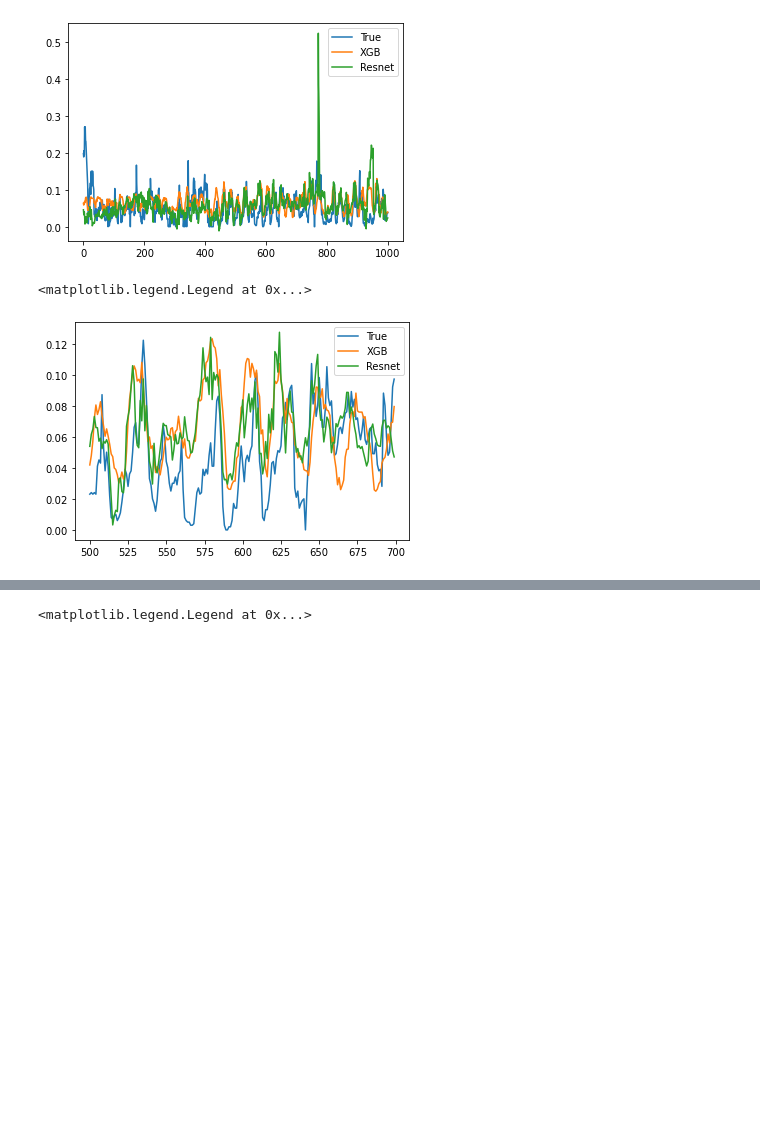
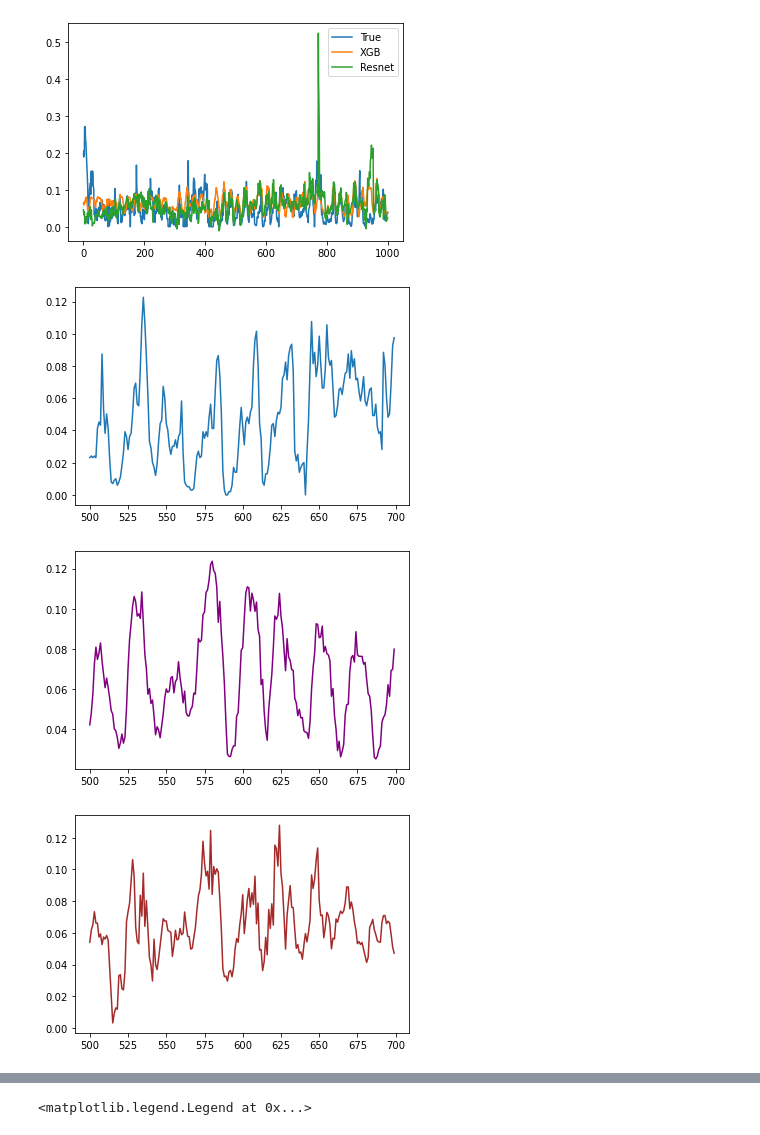
Before and after one commit to sebastianpinedaar/time-series-meta-learning, a Jupyter notebook: master-thesis/Results/Plot_results.ipynb, the cells around one changed output, grey strips where cells are left out. Cells and saved outputs as stored; diff of their text form; code cells hidden in the pictures; blank space fills up the shorter version.

```diff
--- a/master-thesis/Results/Plot_results.ipynb
+++ b/master-thesis/Results/Plot_results.ipynb
@@ -2,9 +2,9 @@
 import pandas as pd
 import matplotlib.pyplot as plt
 # %%
-xgb_pollution = pd.read_csv("PRED_50_XGBOOST_D0_POLLUTION.csv")
+xgb_pollution = pd.read_csv("plots/PRED_50_XGBOOST_D0_POLLUTION.csv")
 # %%
-resnet_pollution = pd.read_csv("PRED_50_RESNET_D0_POLLUTION.csv")
+resnet_pollution = pd.read_csv("plots/PRED_50_RESNET_D0_POLLUTION.csv")
 # %%
 
 plt.plot(xgb_pollution.iloc[:,2])
@@ -27,13 +27,25 @@ plt.legend(["True", "XGB", "Resnet"])
 [figure]
 # %%
 max_n = 700
+
+fig = plt.figure(facecolor=(1, 1, 1))
 plt.plot(xgb_pollution.iloc[500:max_n,1])
-plt.plot(xgb_pollution.iloc[500:max_n,2])
-plt.plot(resnet_pollution.iloc[500:max_n,2])
-plt.legend(["True", "XGB", "Resnet"])
+
+plt.savefig("figure.pdf")
+
+fig = plt.figure()
+plt.grid(linestyle=" ")
+plt.plot(xgb_pollution.iloc[500:max_n,2], c="purple")
+plt.savefig("figure2.pdf")
+
+fig = plt.figure()
+plt.plot(resnet_pollution.iloc[500:max_n,2], c = "brown")
+#plt.legend(["True", "XGB", "Resnet"])
+plt.savefig("figure3.pdf")
 # %% [output]
-<matplotlib.legend.Legend at 0x...>
-[figure, old version]
+[figure, new version]
+[figure, added]
+[figure, added]
 # %%
 xgb_data = pd.read_csv("PRED_50_XGBOOST_D0_HR.csv")
 resnet_data = pd.read_csv("PRED_50_RESNET_D0_HR.csv")
```
Also changed, not shown: parts of 1 cell of this notebook, 11 other files.
